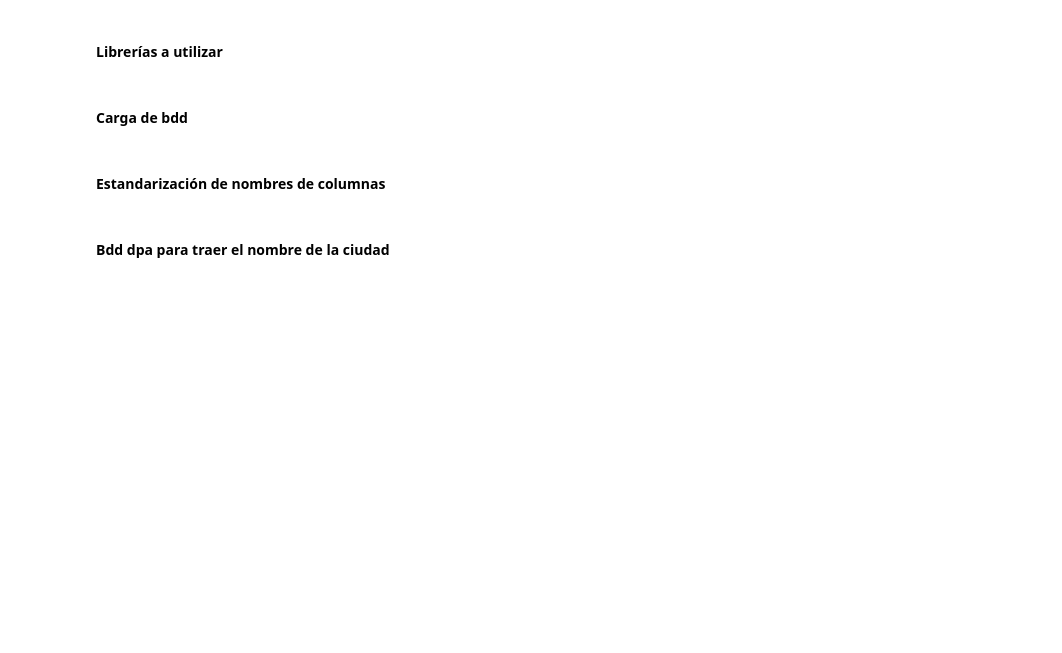
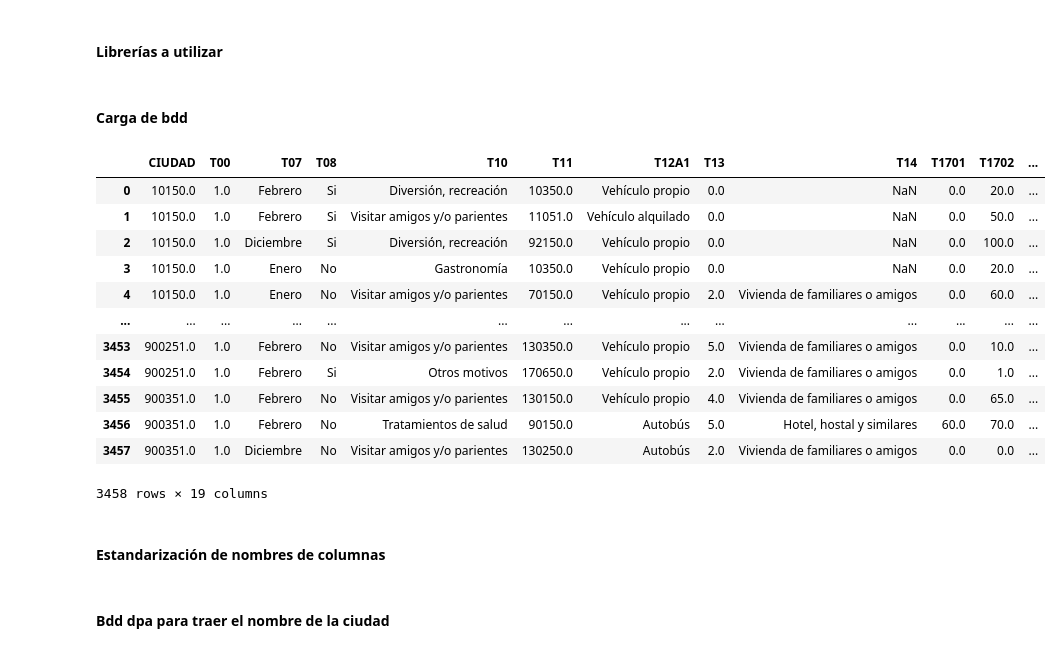
Before and after one commit to Alex310599/kmedoides, a Jupyter notebook: limpieza/limpieza.ipynb, the cells around one changed output. Saved outputs shown, nothing was run; the diff lists cells and outputs as text; code cells hidden in the pictures; blank space fills up the shorter version.

```diff
--- a/limpieza/limpieza.ipynb
+++ b/limpieza/limpieza.ipynb
@@ -28,6 +28,22 @@ columns=[
     "T22"]
 base_turismo = pd.read_spss(
     r"..\bdd\bdd_original\turismodetalleviajes0310.sav", usecols=columns)
+# %%
+base_turismo
+# %% [output]
+|  | CIUDAD | T00 | T07 | T08 | T10 | T11 | T12A1 | T13 | T14 | T1701 | T1702 | ... |
+| 0 | 10150.0 | 1.0 | Febrero | Si | Diversión, recreación | 10350.0 | Vehículo propio | 0.0 | NaN | 0.0 | 20.0 | ... |
+| 1 | 10150.0 | 1.0 | Febrero | Si | Visitar amigos y/o parientes | 11051.0 | Vehículo alquilado | 0.0 | NaN | 0.0 | 50.0 | ... |
+| 2 | 10150.0 | 1.0 | Diciembre | Si | Diversión, recreación | 92150.0 | Vehículo propio | 0.0 | NaN | 0.0 | 100.0 | ... |
+| 3 | 10150.0 | 1.0 | Enero | No | Gastronomía | 10350.0 | Vehículo propio | 0.0 | NaN | 0.0 | 20.0 | ... |
+| 4 | 10150.0 | 1.0 | Enero | No | Visitar amigos y/o parientes | 70150.0 | Vehículo propio | 2.0 | Vivienda de familiares o amigos | 0.0 | 60.0 | ... |
+| ... | ... | ... | ... | ... | ... | ... | ... | ... | ... | ... | ... | ... |
+| 3453 | 900251.0 | 1.0 | Febrero | No | Visitar amigos y/o parientes | 130350.0 | Vehículo propio | 5.0 | Vivienda de familiares o amigos | 0.0 | 10.0 | ... |
+| 3454 | 900251.0 | 1.0 | Febrero | Si | Otros motivos | 170650.0 | Vehículo propio | 2.0 | Vivienda de familiares o amigos | 0.0 | 1.0 | ... |
+| 3455 | 900351.0 | 1.0 | Febrero | No | Visitar amigos y/o parientes | 130150.0 | Vehículo propio | 4.0 | Vivienda de familiares o amigos | 0.0 | 65.0 | ... |
+| 3456 | 900351.0 | 1.0 | Febrero | No | Tratamientos de salud | 90150.0 | Autobús | 5.0 | Hotel, hostal y similares | 60.0 | 70.0 | ... |
+| 3457 | 900351.0 | 1.0 | Diciembre | No | Visitar amigos y/o parientes | 130250.0 | Autobús | 2.0 | Vivienda de familiares o amigos | 0.0 | 0.0 | ... |
+3458 rows × 19 columns
 # %% [markdown]
 #### **Estandarización de nombres de columnas**
 # %%
```
Also changed, not shown: parts of 2 cells of this notebook, 7 other files.
